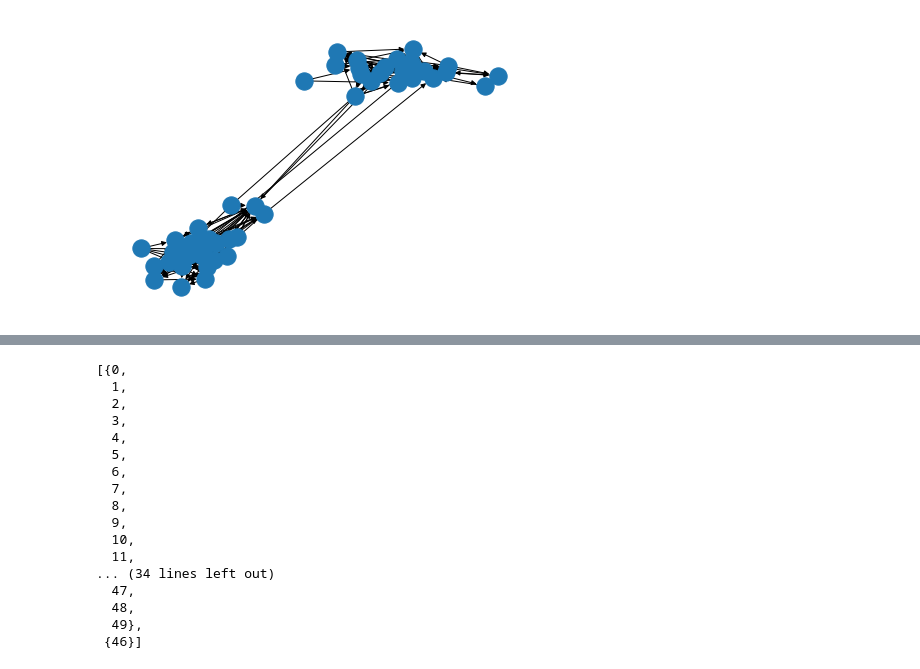
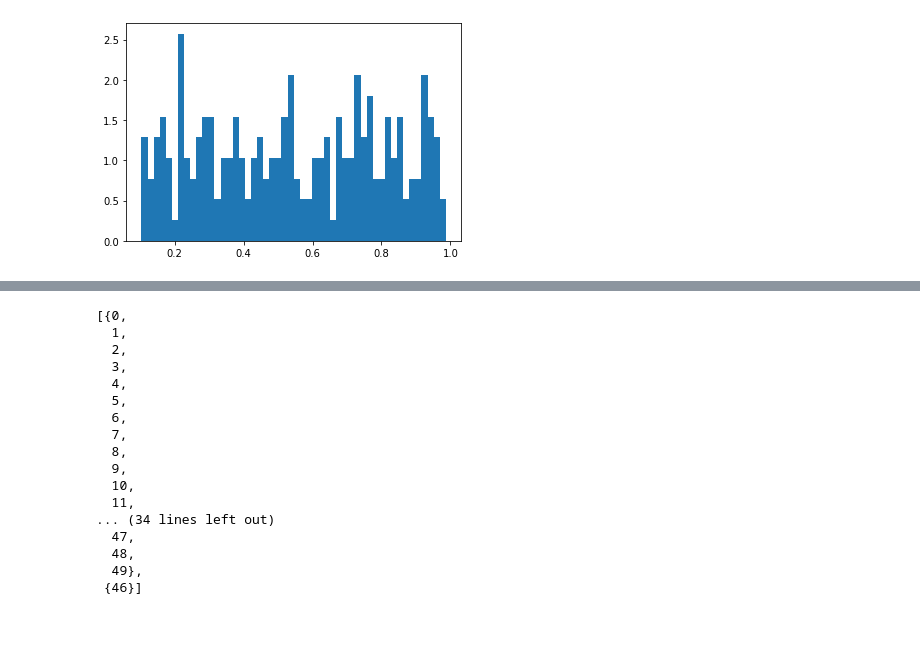
Before and after one commit to dkimpara/DiverseNode, a Jupyter notebook: jupyter-tests.ipynb, the cells around one changed output, grey strips where cells are left out. Drawn from its saved outputs; the diff is of its cells as text; code cells hidden in the pictures; blank space fills up the shorter version.

```diff
--- a/jupyter-tests.ipynb
+++ b/jupyter-tests.ipynb
@@ -52,4 +58,9 @@ plt.scatter(list(range(len(weights))),weights)
-# %%
-nx.draw(g)
-# %% [output]
-[figure, removed]
+# %%
+def plot_hist(weights, num_bins=50):
+    fig, ax = plt.subplots()
+    n, bins, patches = ax.hist(weights, num_bins, density=1)
+    plt.show()
+# %%
+plot_hist(w_init)
+# %% [output]
+[figure, added]
```
Also changed, not shown: parts of 19 cells of this notebook, 2 other files.
